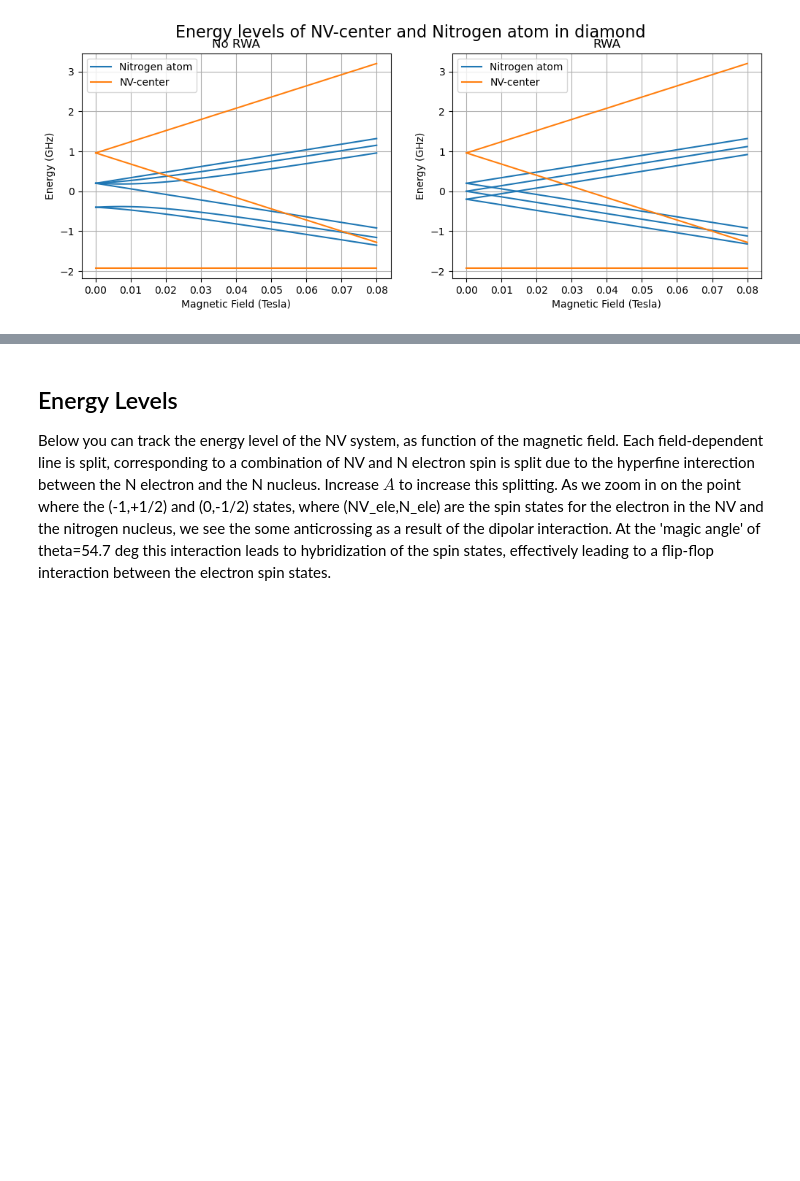
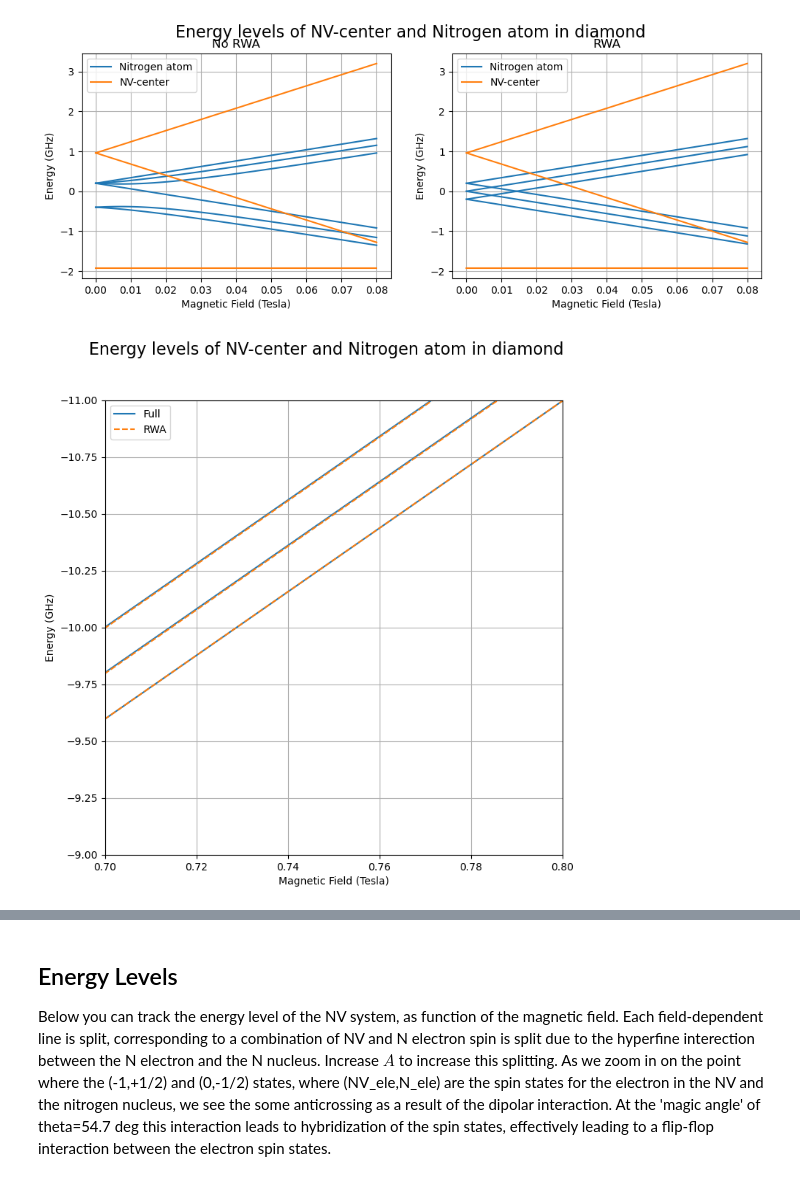
Before and after one commit to RoaldvdBoogaart/QDQC_project, a Jupyter notebook: code/7_HF_couplings_P1center.ipynb, the cells around one changed output, grey strips where cells are left out. Drawn from its saved outputs; the diff is of its cells as text; code cells hidden in the pictures; blank space fills up the shorter version.

Commit message:
make plot of energy differences

```diff
--- a/code/7_HF_couplings_P1center.ipynb
+++ b/code/7_HF_couplings_P1center.ipynb
@@ -42,7 +42,7 @@ n_ops = (N_Sx, N_Sy, N_Sz)
 i_ops = (I_Sx, I_Sy, I_Sz)
 # %%
 H_NV = nitrogen_vacancy_hamiltonian(b_field=514e-4, spin_ops=nv_ops)
-H_N = nitrogen_hamiltonian(b_field=514e-4, hf_coupling=1e6, electron_s_ops=n_ops, nuclues_s_ops=i_ops)
+H_N = nitrogen_hamiltonian(b_field=514e-4, hf_coupling=10e6, electron_s_ops=n_ops, nuclues_s_ops=i_ops)
 H_DIP = dipolar_coupling(theta=54.7, distance=2e-9, nv_s_ops=nv_ops, n_s_ops=n_ops)
 # %% [markdown]
 ## Individual systems
@@ -129,3 +129,34 @@ ax[1].legend()
 fig.show()
 # %% [output]
 [figure]
+# %%
+fig, ax = plt.subplots(1, 1, figsize=(8, 8))
+
+fig.suptitle('Energy levels of NV-center and Nitrogen atom in diamond', fontsize=16)
+
+
+for i in range(6):
+    if i == 0:
+        ax.plot(b_fields, (N_eigen_energies[i, :] / 1e9).tolist(), label='Full Hamiltonian', color='C0')
+    else:
+        ax.plot(b_fields, (N_eigen_energies[i, :] / 1e9).tolist(), color='C0')
+
+for i in range(6):
+    if i == 0:
+        ax.plot(b_fields, (N_eigen_energies_rwa[i, :] / 1e9).tolist(), label='RWA', color='C1', linestyle='--')
+    else:
+        ax.plot(b_fields, (N_eigen_energies_rwa[i, :] / 1e9).tolist(), color='C1', linestyle='--')
+
+
+ax.set_xlabel('Magnetic Field (Tesla)')
+ax.set_ylabel('Energy (GHz)')
+ax.grid()
+ax.legend()
+
+ax.set_ylim(-9, -11)
+ax.set_xlim(0.7, 0.8)
+
+
+fig.show()
+# %% [output]
+[figure, added]
```
Also changed, not shown: parts of 1 cell of this notebook.
